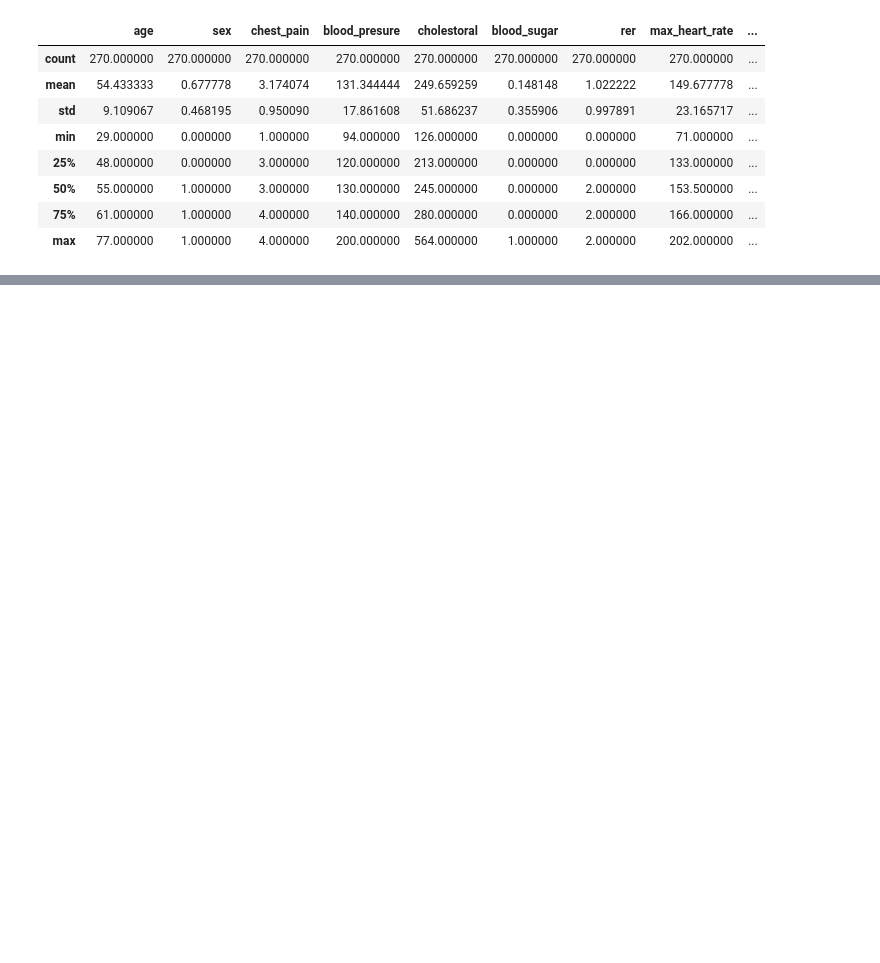
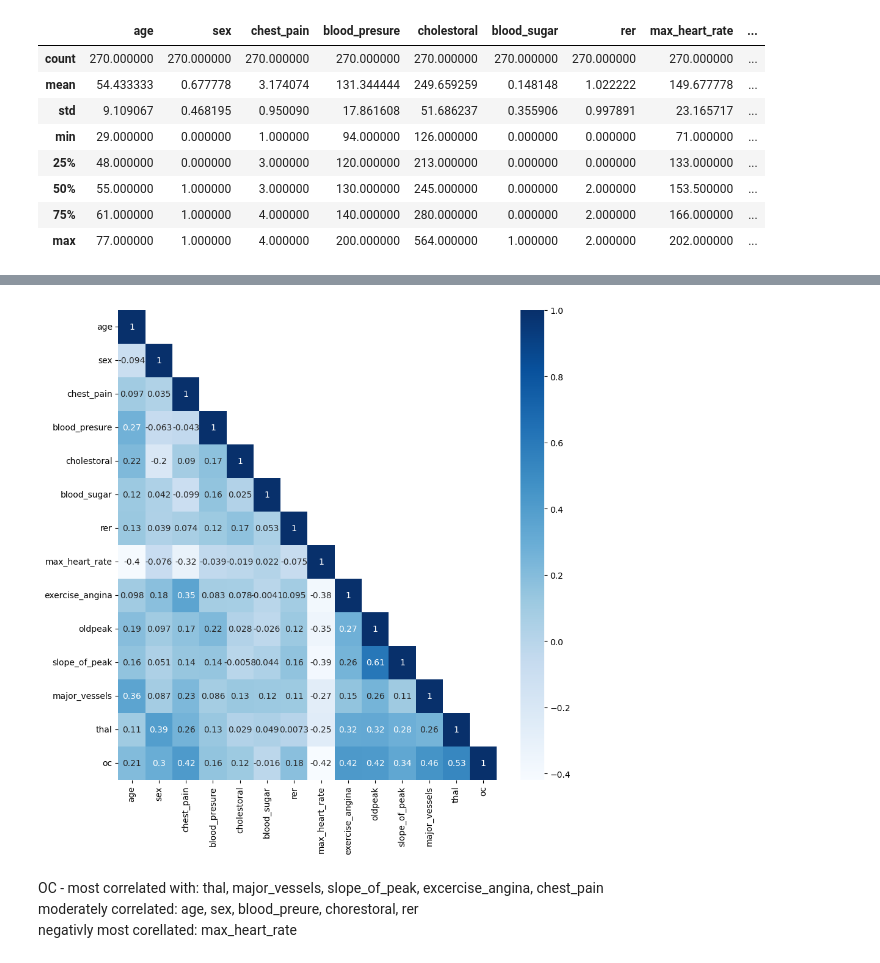
Before and after one commit to tym3k1/LEM2_alg, a Jupyter notebook: LEM2algorithm/heart_disease.ipynb, the cells around one changed output, grey strips where cells are left out. Drawn from its saved outputs; the diff is of its cells as text; code cells hidden in the pictures; blank space fills up the shorter version.

```diff
--- a/LEM2algorithm/heart_disease.ipynb
+++ b/LEM2algorithm/heart_disease.ipynb
@@ -24,6 +24,9 @@ df.head()
 | 2 | 57.0 | 1.0 | 2.0 | 124.0 | 261.0 | 0.0 | 0.0 | 141.0 | ... |
 | 3 | 64.0 | 1.0 | 4.0 | 128.0 | 263.0 | 0.0 | 0.0 | 105.0 | ... |
 | 4 | 74.0 | 0.0 | 2.0 | 120.0 | 269.0 | 0.0 | 2.0 | 121.0 | ... |
+# %%
+df["oc"] = df["oc"].replace(1, 0)
+df["oc"] = df["oc"].replace(2, 1)
 # %%
 df.isnull().sum()
 # %% [output]
@@ -103,0 +123,17 @@ KeyError: 0
+# %%
+import seaborn as sns
+corr = df.corr()
+
+# Get the upper triangle of the correlation matrix
+upper_corr = corr.where(np.tril(np.ones(corr.shape)).astype(bool))
+
+# Create the heat map
+plt.figure(figsize=(10, 10))
+sns.heatmap(upper_corr, cmap='Blues', annot=True)
+plt.show()
+# %% [output]
+[figure, added]
+# %% [markdown]
+OC - most correlated with: thal, major_vessels, slope_of_peak, excercise_angina, chest_pain \
+moderately correlated: age, sex, blood_preure, chorestoral, rer \
+negativly most corellated: max_heart_rate
```
Also changed, not shown: parts of 11 cells of this notebook.
